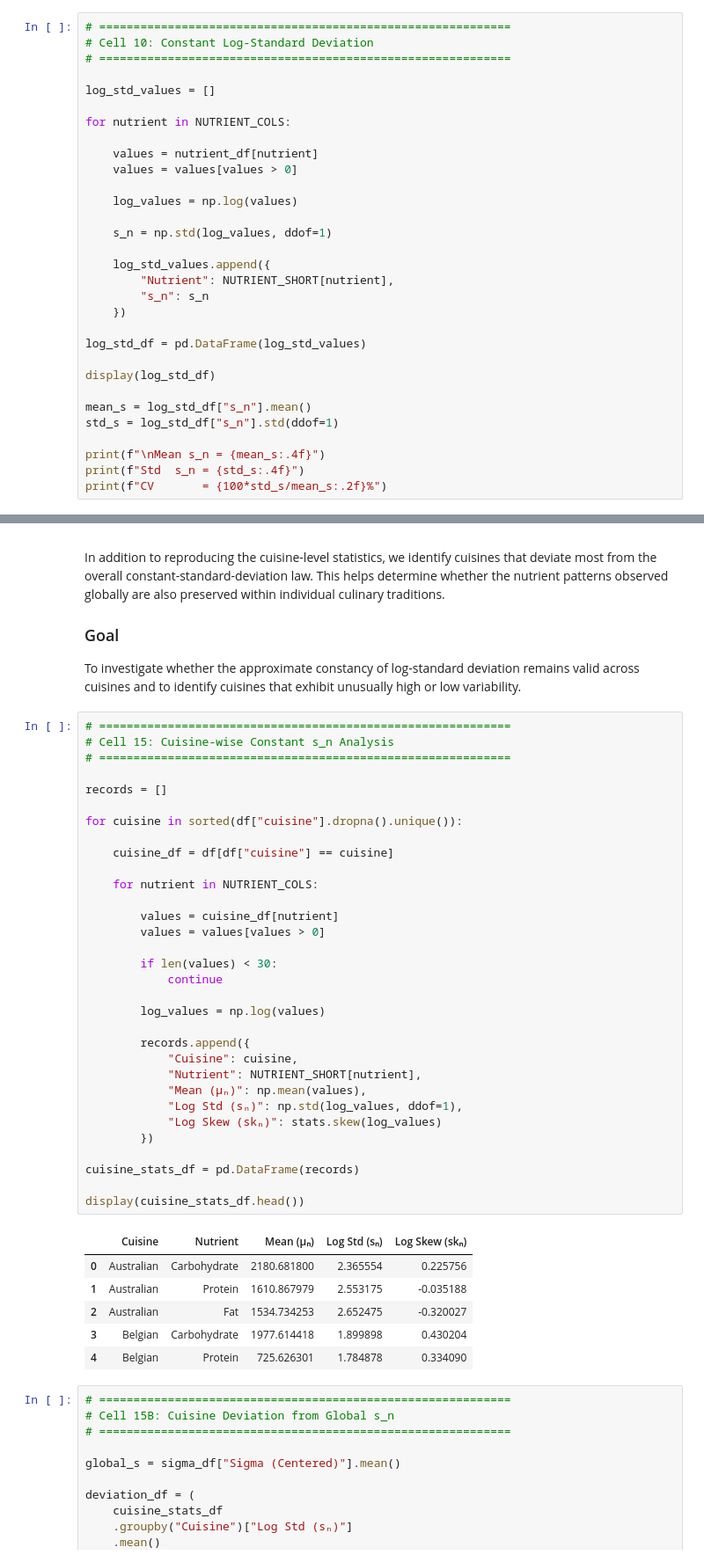
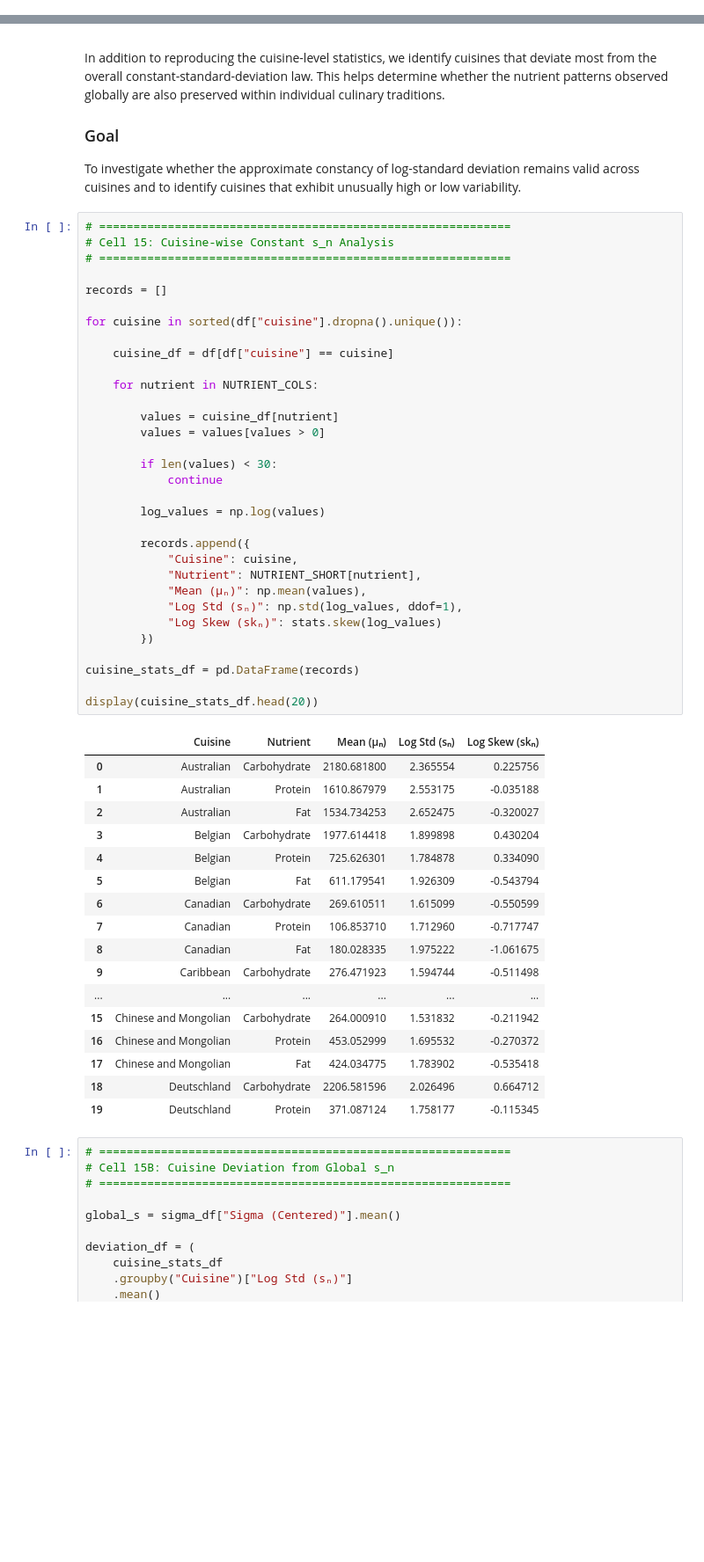
Before and after one commit to harsh23229/Universal-statistical-laws-governing-culinary-design, a Jupyter notebook: update_nutrition_analysis.ipynb, the cells around one changed output, grey strips where cells are left out. Shown at 88% size. Drawn from its saved outputs; the diff is of its cells as text; blank space fills up the shorter version.

Commit message:
Complete nutrient analysis and cuisine-level robustness validation

```diff
--- a/update_nutrition_analysis.ipynb
+++ b/update_nutrition_analysis.ipynb
@@ -586,34 +586,3 @@ This cell visualizes the log-transformed nutrient distributions and compares the
 ### Purpose
 
 To visually validate the hypothesis that nutrient concentrations are approximately **lognormally distributed**, complementing the KS-test results from Cell 7.
-# %%
-# ============================================================
-# Cell 10: Constant Log-Standard Deviation
-# ============================================================
-
-log_std_values = []
-
-for nutrient in NUTRIENT_COLS:
-
-    values = nutrient_df[nutrient]
-    values = values[values > 0]
-
-    log_values = np.log(values)
-
-    s_n = np.std(log_values, ddof=1)
-
-    log_std_values.append({
-        "Nutrient": NUTRIENT_SHORT[nutrient],
-        "s_n": s_n
-    })
-
-log_std_df = pd.DataFrame(log_std_values)
-
-display(log_std_df)
-
-mean_s = log_std_df["s_n"].mean()
-std_s = log_std_df["s_n"].std(ddof=1)
-
-print(f"\nMean s_n = {mean_s:.4f}")
-print(f"Std  s_n = {std_s:.4f}")
-print(f"CV       = {100*std_s/mean_s:.2f}%")
@@ -1230,34 +1330,45 @@ for cuisine in sorted(df["cuisine"].dropna().unique()):
 
     cuisine_df = df[df["cuisine"] == cuisine]
 
     for nutrient in NUTRIENT_COLS:
 
         values = cuisine_df[nutrient]
         values = values[values > 0]
 
         if len(values) < 30:
             continue
 
         log_values = np.log(values)
 
         records.append({
             "Cuisine": cuisine,
             "Nutrient": NUTRIENT_SHORT[nutrient],
             "Mean (μₙ)": np.mean(values),
             "Log Std (sₙ)": np.std(log_values, ddof=1),
             "Log Skew (skₙ)": stats.skew(log_values)
         })
 
 cuisine_stats_df = pd.DataFrame(records)
 
-display(cuisine_stats_df.head())
+display(cuisine_stats_df.head(20))
 # %% [output]
 |  | Cuisine | Nutrient | Mean (μₙ) | Log Std (sₙ) | Log Skew (skₙ) |
 | 0 | Australian | Carbohydrate | 2180.681800 | 2.365554 | 0.225756 |
 | 1 | Australian | Protein | 1610.867979 | 2.553175 | -0.035188 |
 | 2 | Australian | Fat | 1534.734253 | 2.652475 | -0.320027 |
 | 3 | Belgian | Carbohydrate | 1977.614418 | 1.899898 | 0.430204 |
 | 4 | Belgian | Protein | 725.626301 | 1.784878 | 0.334090 |
+| 5 | Belgian | Fat | 611.179541 | 1.926309 | -0.543794 |
+| 6 | Canadian | Carbohydrate | 269.610511 | 1.615099 | -0.550599 |
+| 7 | Canadian | Protein | 106.853710 | 1.712960 | -0.717747 |
+| 8 | Canadian | Fat | 180.028335 | 1.975222 | -1.061675 |
+| 9 | Caribbean | Carbohydrate | 276.471923 | 1.594744 | -0.511498 |
+| ... | ... | ... | ... | ... | ... |
+| 15 | Chinese and Mongolian | Carbohydrate | 264.000910 | 1.531832 | -0.211942 |
+| 16 | Chinese and Mongolian | Protein | 453.052999 | 1.695532 | -0.270372 |
+| 17 | Chinese and Mongolian | Fat | 424.034775 | 1.783902 | -0.535418 |
+| 18 | Deutschland | Carbohydrate | 2206.581596 | 2.026496 | 0.664712 |
+| 19 | Deutschland | Protein | 371.087124 | 1.758177 | -0.115345 |
 # %%
 # ============================================================
 # Cell 15B: Cuisine Deviation from Global s_n
```
Also changed, not shown: parts of 16 cells of this notebook.
